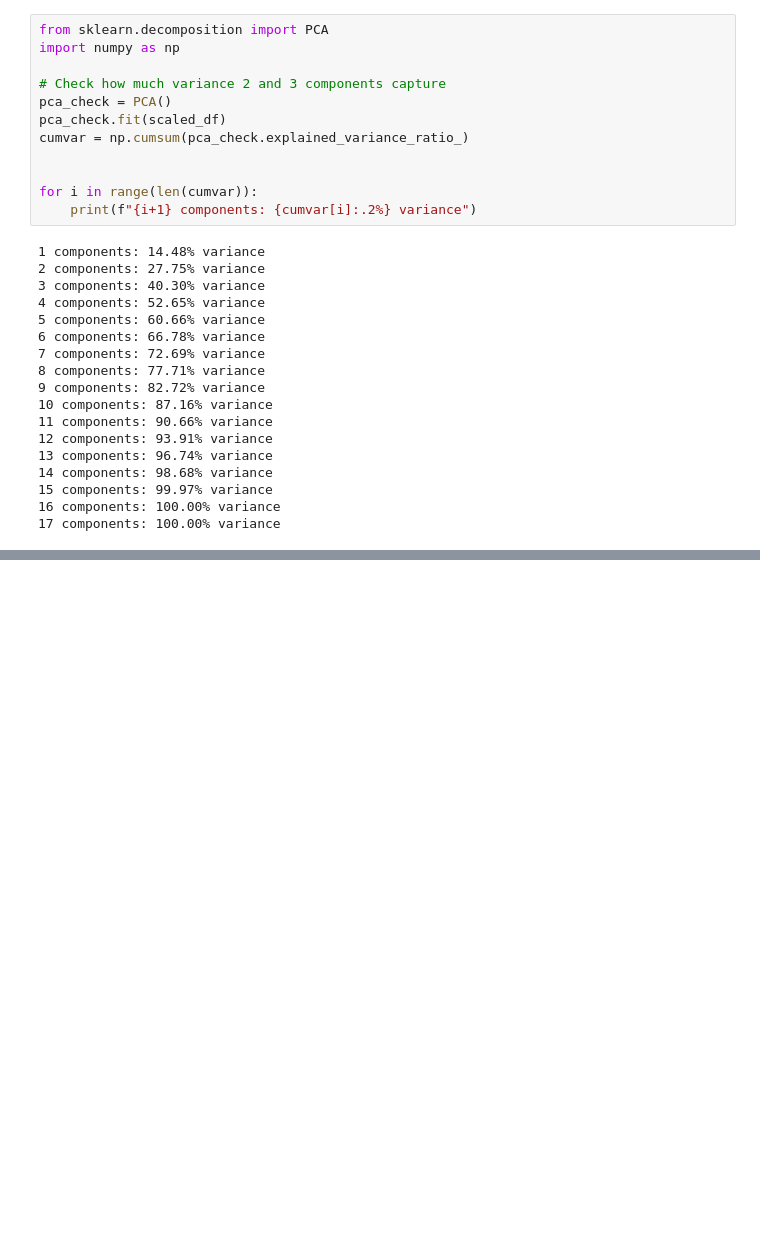
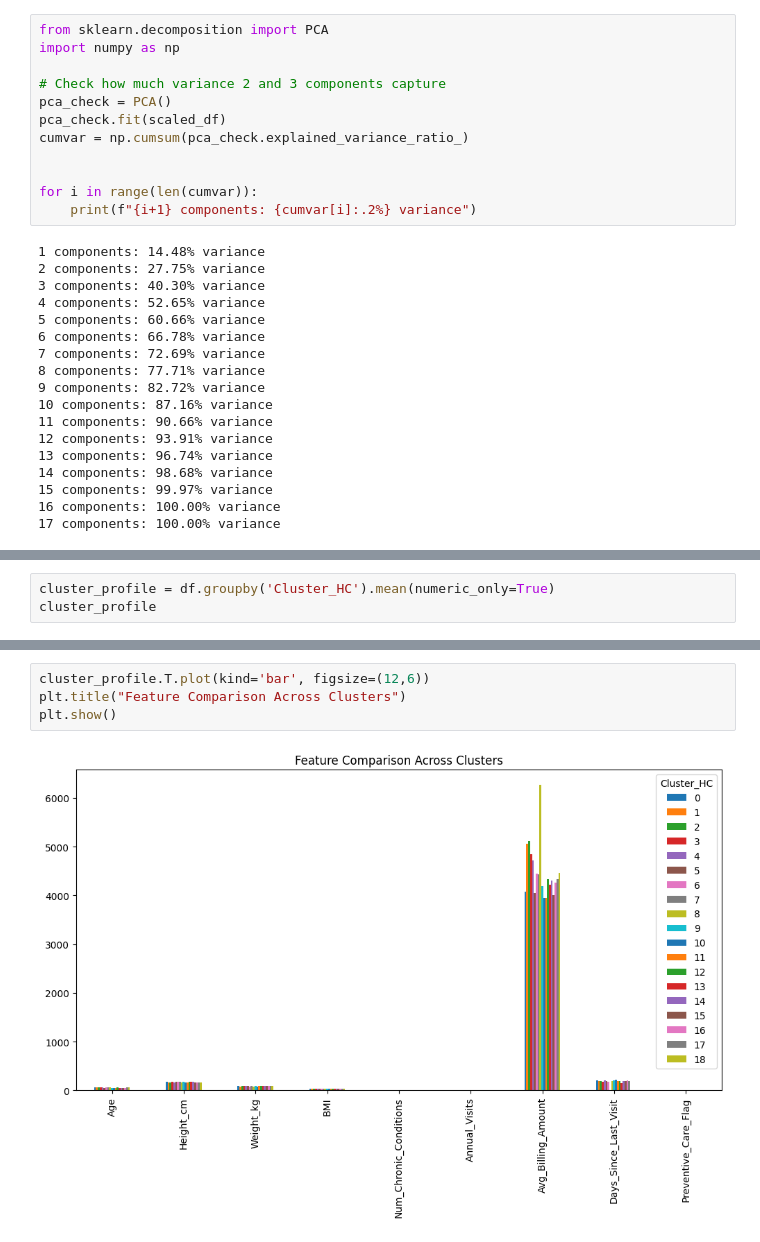
Before and after one commit to yusufimantaka/patient-segmentation, a Jupyter notebook: clustering.ipynb, the cells around one changed output, grey strips where cells are left out. Saved outputs shown, nothing was run; the diff lists cells and outputs as text; blank space fills up the shorter version.

```diff
--- a/clustering.ipynb
+++ b/clustering.ipynb
@@ -310,0 +367,3 @@ for i in range(len(cumvar)):
+# %%
+cluster_profile = df.groupby('Cluster_HC').mean(numeric_only=True)
+cluster_profile
@@ -310,0 +453,6 @@ for i in range(len(cumvar)):
+# %%
+cluster_profile.T.plot(kind='bar', figsize=(12,6))
+plt.title("Feature Comparison Across Clusters")
+plt.show()
+# %% [output]
+[figure, added]
```
Also changed, not shown: parts of 12 cells of this notebook.
